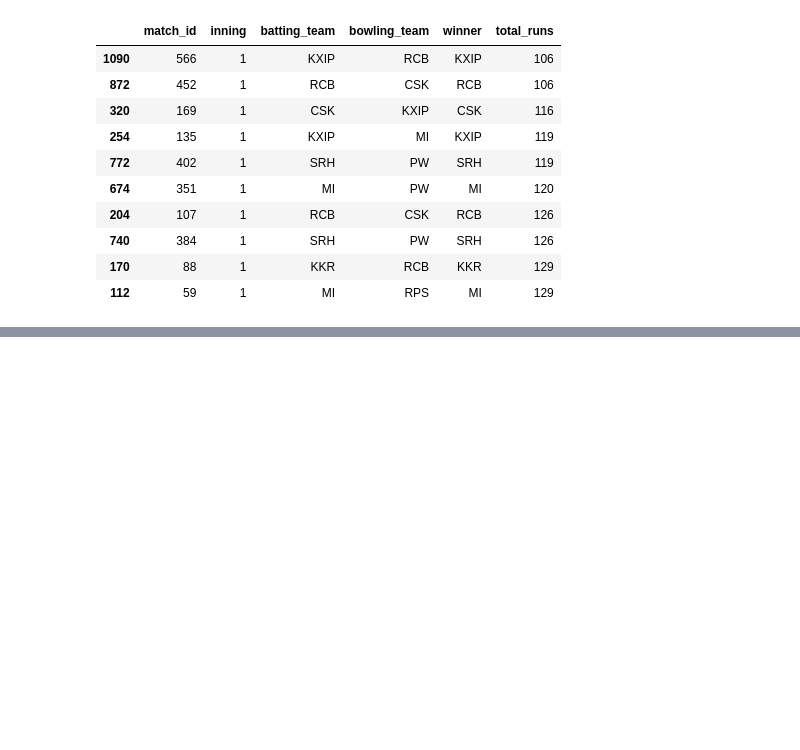
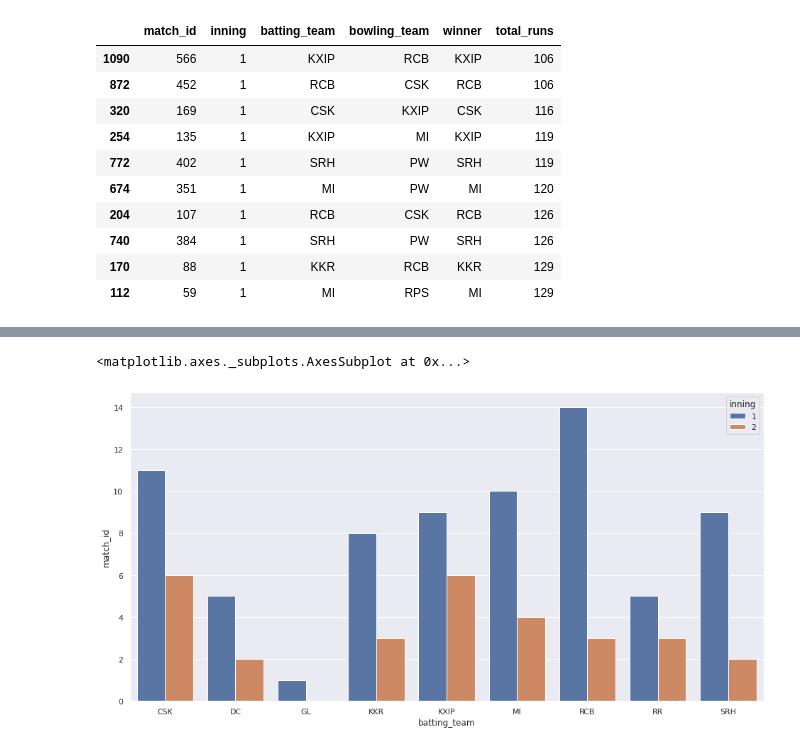
Before and after one commit to prateek-ml/ipl-eda, a Jupyter notebook: IPL EDA - II.ipynb, the cells around one changed output, grey strips where cells are left out. Drawn from its saved outputs; the diff is of its cells as text; code cells hidden in the pictures; blank space fills up the shorter version.

```diff
--- a/IPL EDA - II.ipynb
+++ b/IPL EDA - II.ipynb
@@ -334,0 +357,4 @@ doub
+# %%
+teams = doub.groupby(['inning','batting_team']).count().reset_index()
+most_200 = doub.groupby(['batting_team'])['match_id'].count().reset_index()
+most_200
@@ -334,0 +372,6 @@ doub
+# %%
+plt.figure(figsize=(16,8))
+sns.barplot(x='batting_team', y='match_id', data=teams, hue='inning')
+# %% [output]
+<matplotlib.axes._subplots.AxesSubplot at 0x...>
+[figure, added]
```
Also changed, not shown: parts of 20 cells of this notebook.
